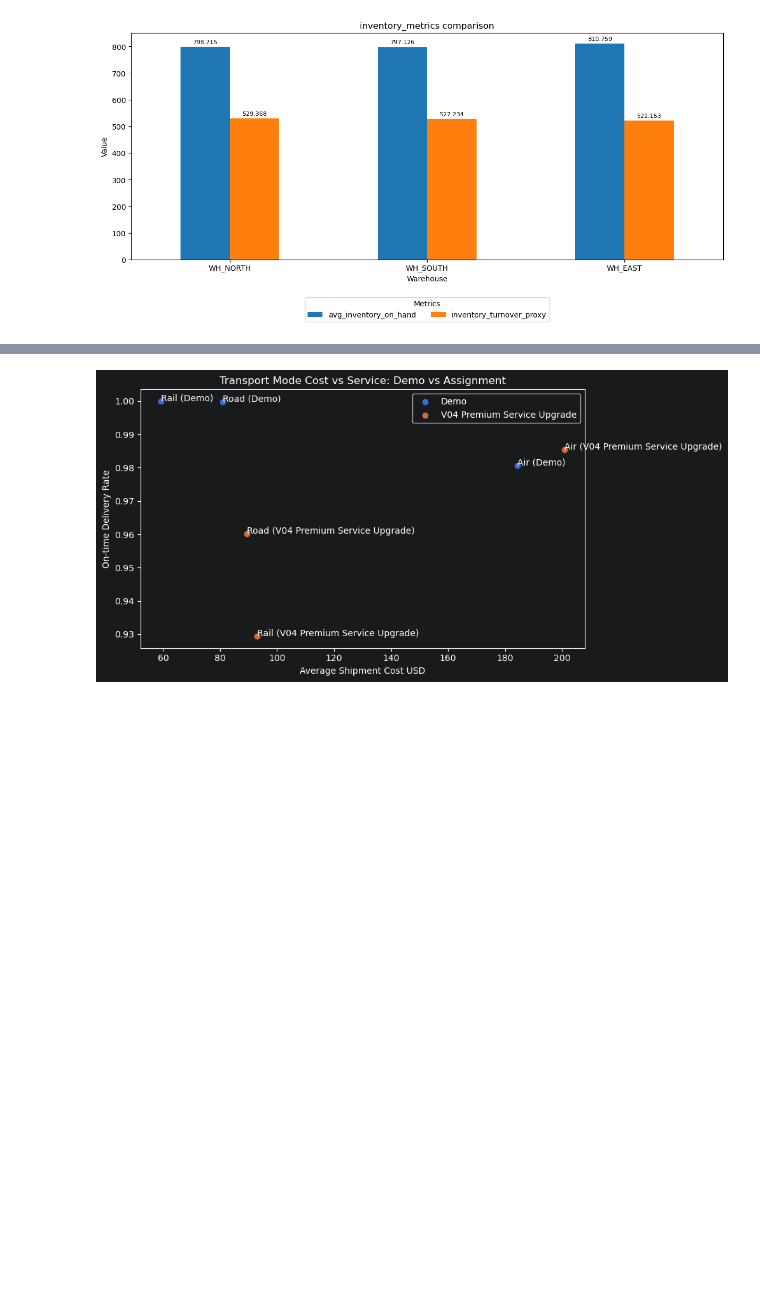
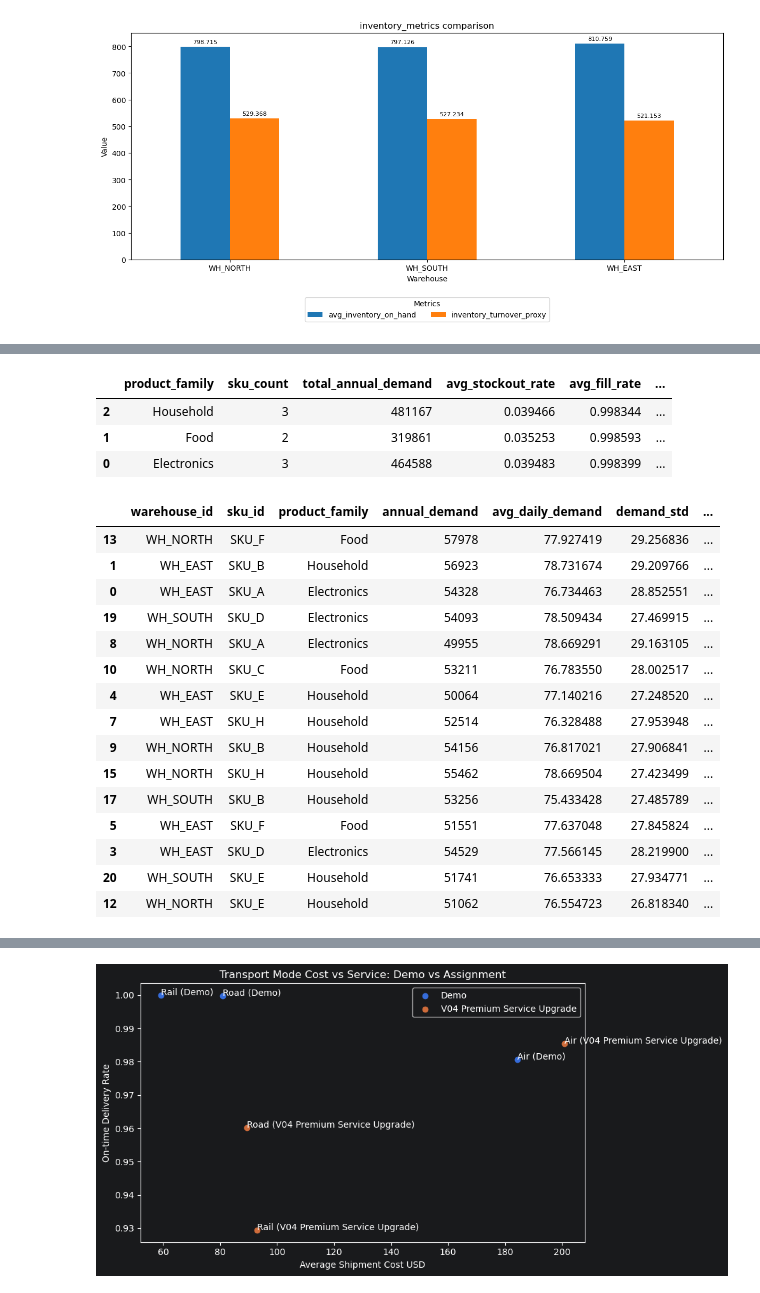
Before and after one commit to josiashdezp/supply_chain_analytics, a Jupyter notebook: code/supply_chain_group_project.ipynb, the cells around one changed output, grey strips where cells are left out. Drawn from its saved outputs; the diff is of its cells as text; code cells hidden in the pictures; blank space fills up the shorter version.

Commit message:
Added KPI and charts for Inventory Management

```diff
--- a/code/supply_chain_group_project.ipynb
+++ b/code/supply_chain_group_project.ipynb
@@ -403,0 +500,65 @@ for category, metric_list in metrics.items():
+# %%
+# -----------------------------
+# 4. Product-family summary
+# -----------------------------
+
+product_family_summary = (
+    df.groupby("product_family")
+    .agg(
+        sku_count=("sku_id", "nunique"),
+        total_annual_demand=("annual_demand", "sum"),
+        avg_stockout_rate=("stockout_rate", "mean"),
+        avg_fill_rate=("avg_fill_rate", "mean"),
+        avg_safety_stock_gap=("safety_stock_gap", "mean"),
+        avg_reorder_point_gap=("reorder_point_gap", "mean"),
+        avg_inventory_turnover=("inventory_turnover_proxy", "mean"),
+        avg_demand_variability=("demand_variability_cv", "mean"),
+        avg_inventory_risk_score=("inventory_risk_score", "mean")
+    )
+    .reset_index()
+    .sort_values("avg_inventory_risk_score", ascending=False)
+)
+
+product_family_summary
+# %% [output]
+|  | product_family | sku_count | total_annual_demand | avg_stockout_rate | avg_fill_rate | ... |
+| 2 | Household | 3 | 481167 | 0.039466 | 0.998344 | ... |
+| 1 | Food | 2 | 319861 | 0.035253 | 0.998593 | ... |
+| 0 | Electronics | 3 | 464588 | 0.039483 | 0.998399 | ... |
+# %%
+# -----------------------------
+# 5. Highest-risk warehouse-SKU combinations
+# -----------------------------
+
+high_risk_skus = (
+    df.sort_values("inventory_risk_score", ascending=False)
+    [[
+        "warehouse_id", "sku_id", "product_family",
+        "annual_demand", "avg_daily_demand", "demand_std",
+        "demand_variability_cv",
+        "avg_inventory", "avg_safety_stock", "suggested_safety_stock",
+        "safety_stock_gap", "avg_reorder_point", "suggested_reorder_point",
+        "reorder_point_gap", "stockout_rate", "avg_fill_rate",
+        "inventory_turnover_proxy", "inventory_risk_score",
+        "inventory_risk_level", "recommendation"
+    ]]
+)
+
+high_risk_skus.head(15)
+# %% [output]
+|  | warehouse_id | sku_id | product_family | annual_demand | avg_daily_demand | demand_std | ... |
+| 13 | WH_NORTH | SKU_F | Food | 57978 | 77.927419 | 29.256836 | ... |
+| 1 | WH_EAST | SKU_B | Household | 56923 | 78.731674 | 29.209766 | ... |
+| 0 | WH_EAST | SKU_A | Electronics | 54328 | 76.734463 | 28.852551 | ... |
+| 19 | WH_SOUTH | SKU_D | Electronics | 54093 | 78.509434 | 27.469915 | ... |
+| 8 | WH_NORTH | SKU_A | Electronics | 49955 | 78.669291 | 29.163105 | ... |
+| 10 | WH_NORTH | SKU_C | Food | 53211 | 76.783550 | 28.002517 | ... |
+| 4 | WH_EAST | SKU_E | Household | 50064 | 77.140216 | 27.248520 | ... |
+| 7 | WH_EAST | SKU_H | Household | 52514 | 76.328488 | 27.953948 | ... |
+| 9 | WH_NORTH | SKU_B | Household | 54156 | 76.817021 | 27.906841 | ... |
+| 15 | WH_NORTH | SKU_H | Household | 55462 | 78.669504 | 27.423499 | ... |
+| 17 | WH_SOUTH | SKU_B | Household | 53256 | 75.433428 | 27.485789 | ... |
+| 5 | WH_EAST | SKU_F | Food | 51551 | 77.637048 | 27.845824 | ... |
+| 3 | WH_EAST | SKU_D | Electronics | 54529 | 77.566145 | 28.219900 | ... |
+| 20 | WH_SOUTH | SKU_E | Household | 51741 | 76.653333 | 27.934771 | ... |
+| 12 | WH_NORTH | SKU_E | Household | 51062 | 76.554723 | 26.818340 | ... |
```
Also changed, not shown: parts of 18 cells of this notebook.
